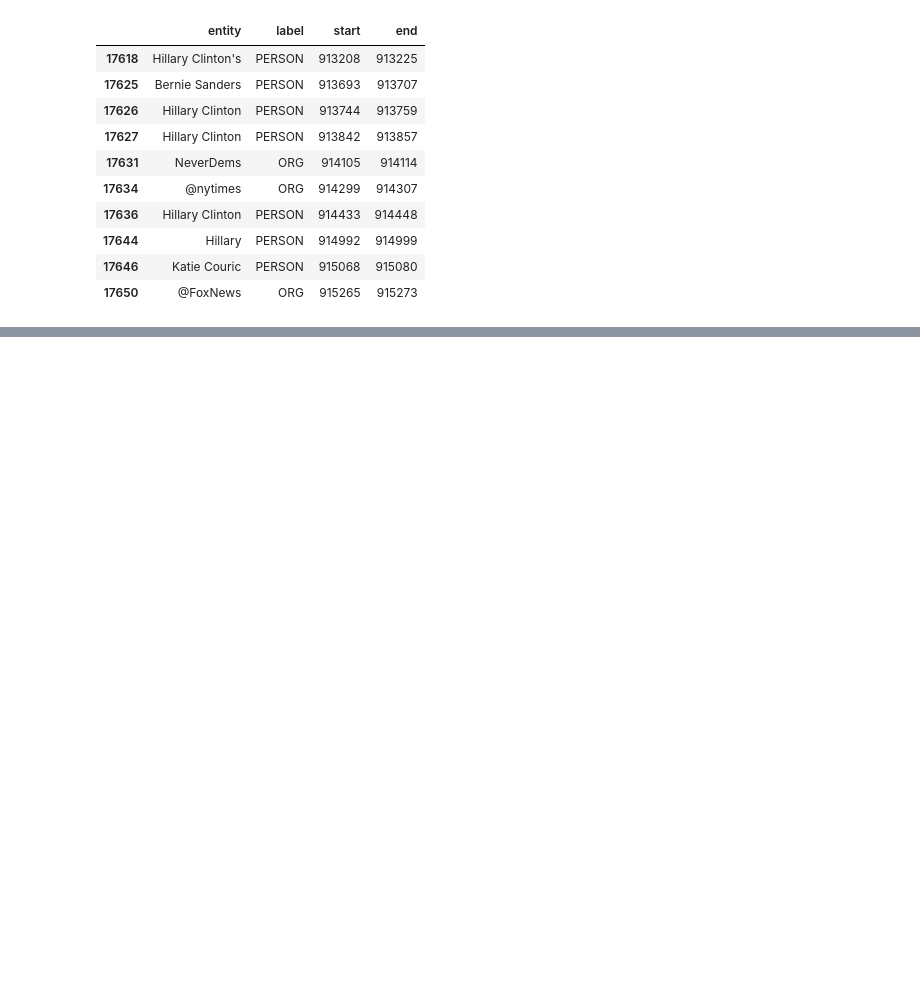
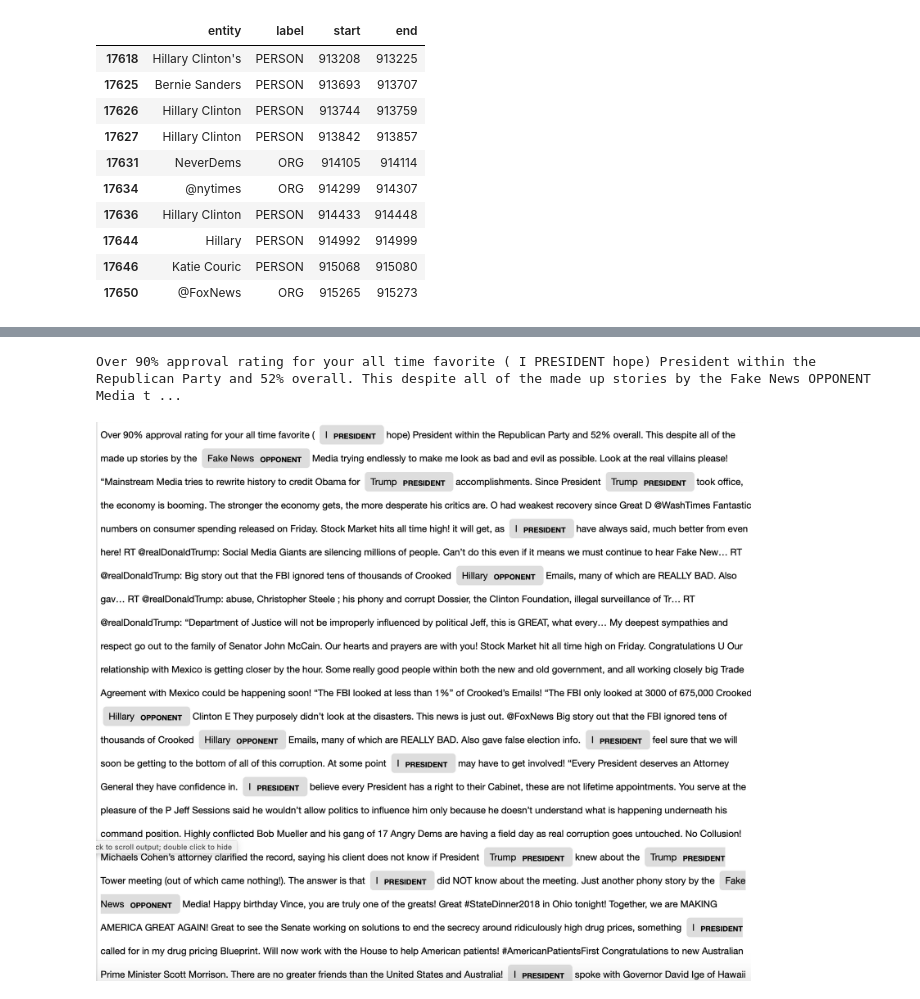
Before and after one commit to HassanSherwani/NLP-Natural-Language-Processing-, a Jupyter notebook: Custom_Named-Entity/custome_ner_kaggle.ipynb, the cells around one changed output, grey strips where cells are left out. Cells and saved outputs as stored; diff of their text form; code cells hidden in the pictures; blank space fills up the shorter version.

```diff
--- a/Custom_Named-Entity/custome_ner_kaggle.ipynb
+++ b/Custom_Named-Entity/custome_ner_kaggle.ipynb
@@ -433,0 +581,9 @@ We want to find out what Trump is saying in these Tweets about
+# %%
+displacy.render(doc,style='ent',jupyter=True)
+# %% [output]
+Over 90% approval rating for your all time favorite ( I PRESIDENT hope) President within the Republican Party and 52% overall. This despite all of the made up stories by the Fake News OPPONENT Media t ...
+# %%
+from IPython.display import Image
+Image(filename='sent_2.png')
+# %% [output]
+[figure, added]
```
Also changed, not shown: parts of 28 cells of this notebook.
